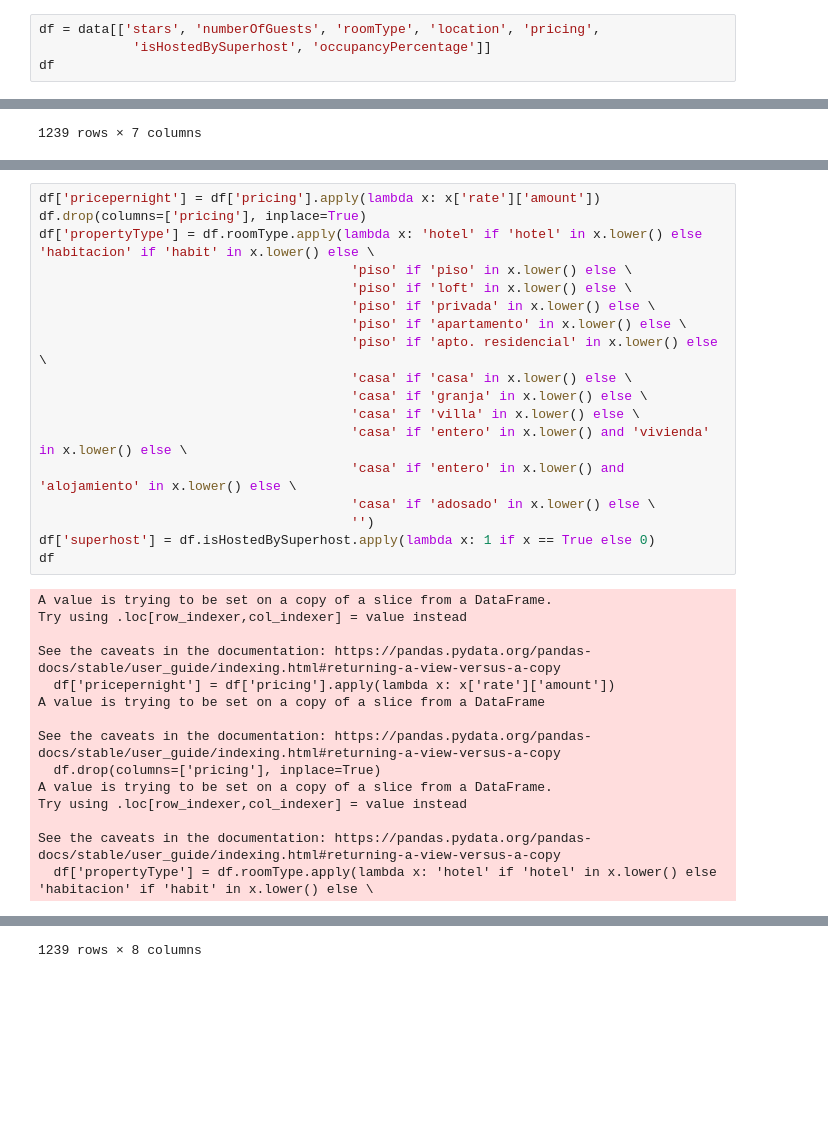
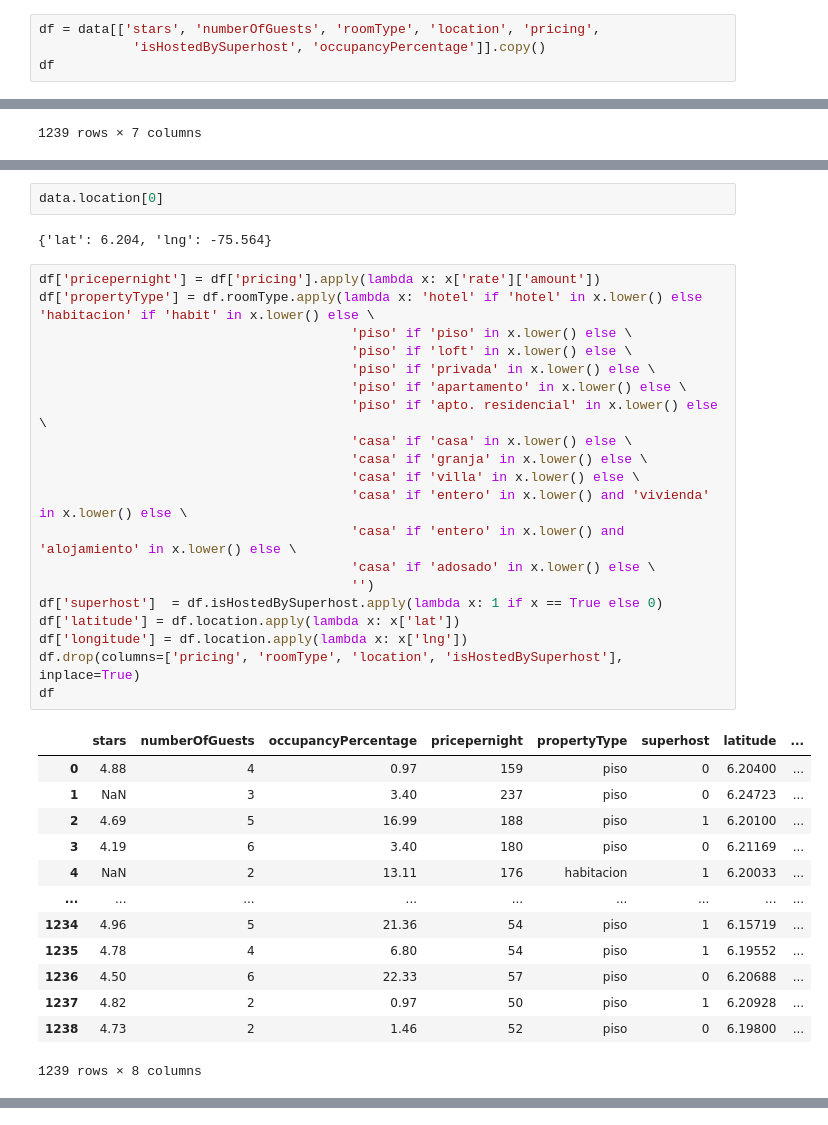
Before and after one commit to manuelarcer/airbnylizer, a Jupyter notebook: eda.ipynb, the cells around one changed output, grey strips where cells are left out. Cells and saved outputs as stored; diff of their text form; blank space fills up the shorter version.

```diff
--- a/eda.ipynb
+++ b/eda.ipynb
@@ -43,7 +43,7 @@ Index(['url', 'name', 'stars', 'numberOfGuests', 'address', 'roomType',
       dtype='object')
 # %%
 df = data[['stars', 'numberOfGuests', 'roomType', 'location', 'pricing',
-            'isHostedBySuperhost', 'occupancyPercentage']]
+            'isHostedBySuperhost', 'occupancyPercentage']].copy()
 df
 # %% [output]
 |  | stars | numberOfGuests | roomType | location | pricing | isHostedBySuperhost | occupancyPercentage |
@@ -90,33 +62,38 @@ array(['Alojamiento entero: apto. residencial',
+# %%
+data.location[0]
+# %% [output]
+{'lat': 6.204, 'lng': -75.564}
 # %%
 df['pricepernight'] = df['pricing'].apply(lambda x: x['rate']['amount'])
-df.drop(columns=['pricing'], inplace=True)
 df['propertyType'] = df.roomType.apply(lambda x: 'hotel' if 'hotel' in x.lower() else 'habitacion' if 'habit' in x.lower() else \
                                         'piso' if 'piso' in x.lower() else \
                                         'piso' if 'loft' in x.lower() else \
                                         'piso' if 'privada' in x.lower() else \
                                         'piso' if 'apartamento' in x.lower() else \
                                         'piso' if 'apto. residencial' in x.lower() else \
                                         'casa' if 'casa' in x.lower() else \
                                         'casa' if 'granja' in x.lower() else \
                                         'casa' if 'villa' in x.lower() else \
                                         'casa' if 'entero' in x.lower() and 'vivienda' in x.lower() else \
                                         'casa' if 'entero' in x.lower() and 'alojamiento' in x.lower() else \
                                         'casa' if 'adosado' in x.lower() else \
                                         '')
-df['superhost'] = df.isHostedBySuperhost.apply(lambda x: 1 if x == True else 0)
+df['superhost']  = df.isHostedBySuperhost.apply(lambda x: 1 if x == True else 0)
+df['latitude'] = df.location.apply(lambda x: x['lat'])
+df['longitude'] = df.location.apply(lambda x: x['lng'])
+df.drop(columns=['pricing', 'roomType', 'location', 'isHostedBySuperhost'], inplace=True)
 df
 # %% [output]
+|  | stars | numberOfGuests | occupancyPercentage | pricepernight | propertyType | superhost | latitude | ... |
+| 0 | 4.88 | 4 | 0.97 | 159 | piso | 0 | 6.20400 | ... |
+| 1 | NaN | 3 | 3.40 | 237 | piso | 0 | 6.24723 | ... |
+| 2 | 4.69 | 5 | 16.99 | 188 | piso | 1 | 6.20100 | ... |
+| 3 | 4.19 | 6 | 3.40 | 180 | piso | 0 | 6.21169 | ... |
+| 4 | NaN | 2 | 13.11 | 176 | habitacion | 1 | 6.20033 | ... |
+| ... | ... | ... | ... | ... | ... | ... | ... | ... |
+| 1234 | 4.96 | 5 | 21.36 | 54 | piso | 1 | 6.15719 | ... |
+| 1235 | 4.78 | 4 | 6.80 | 54 | piso | 1 | 6.19552 | ... |
+| 1236 | 4.50 | 6 | 22.33 | 57 | piso | 0 | 6.20688 | ... |
+| 1237 | 4.82 | 2 | 0.97 | 50 | piso | 1 | 6.20928 | ... |
+| 1238 | 4.73 | 2 | 1.46 | 52 | piso | 0 | 6.19800 | ... |
-A value is trying to be set on a copy of a slice from a DataFrame.
-Try using .loc[row_indexer,col_indexer] = value instead
-
-See the caveats in the documentation: https://pandas.pydata.org/pandas-docs/stable/user_guide/indexing.html#returning-a-view-versus-a-copy
-  df['pricepernight'] = df['pricing'].apply(lambda x: x['rate']['amount'])
-A value is trying to be set on a copy of a slice from a DataFrame
-
-See the caveats in the documentation: https://pandas.pydata.org/pandas-docs/stable/user_guide/indexing.html#returning-a-view-versus-a-copy
-  df.drop(columns=['pricing'], inplace=True)
-A value is trying to be set on a copy of a slice from a DataFrame.
-Try using .loc[row_indexer,col_indexer] = value instead
-
-See the caveats in the documentation: https://pandas.pydata.org/pandas-docs/stable/user_guide/indexing.html#returning-a-view-versus-a-copy
-  df['propertyType'] = df.roomType.apply(lambda x: 'hotel' if 'hotel' in x.lower() else 'habitacion' if 'habit' in x.lower() else \
+1239 rows × 8 columns
@@ -135 +99,0 @@ See the caveats in the documentation: https://pandas.pydata.org/pandas-docs/stab
-1239 rows × 8 columns
```
Also changed, not shown: parts of 5 cells of this notebook.
